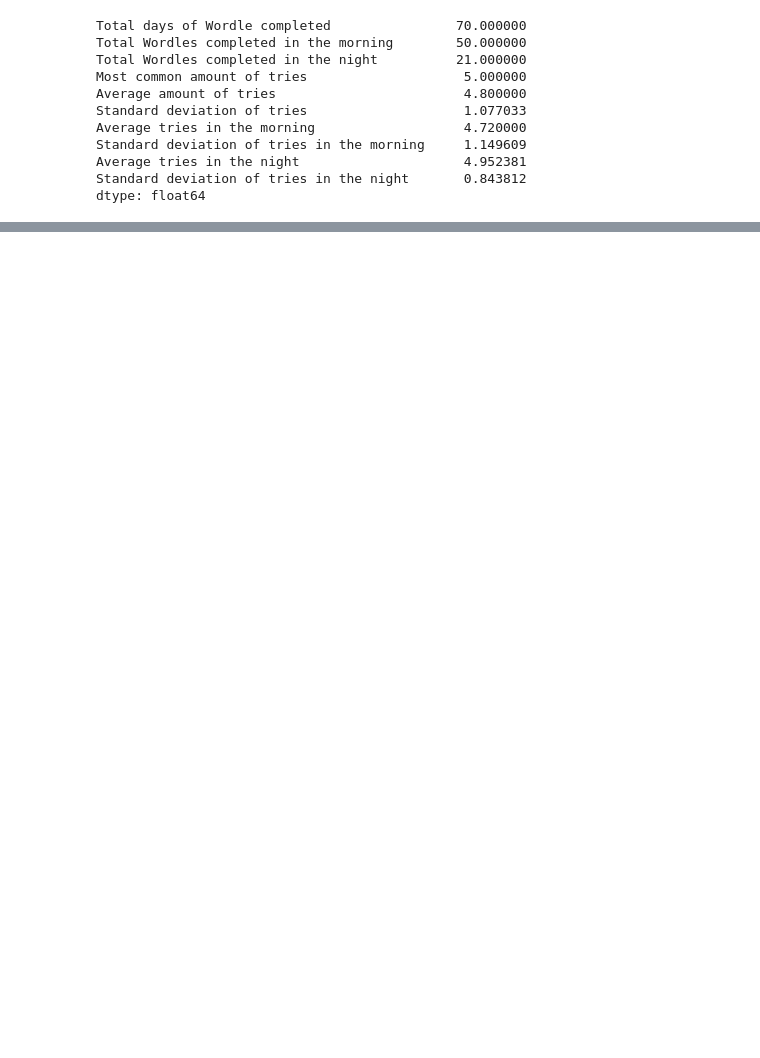
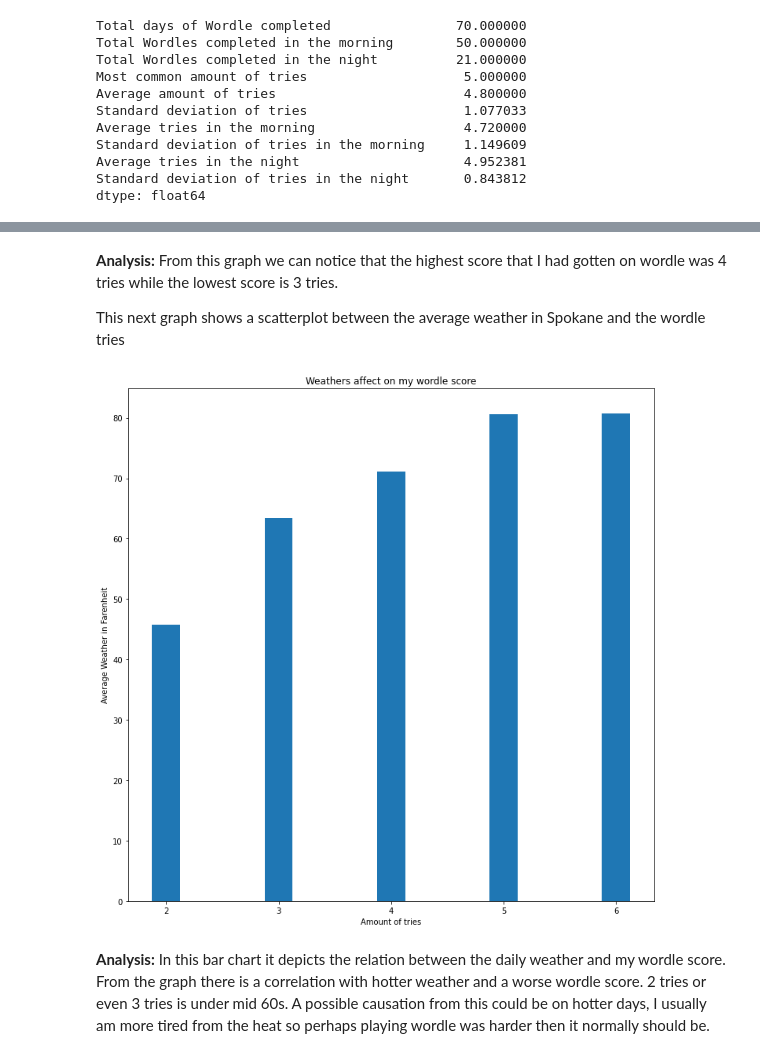
Before and after one commit to Lauren-N/CPSC222-Final-Project, a Jupyter notebook: my_project.ipynb, the cells around one changed output, grey strips where cells are left out. Drawn from its saved outputs; the diff is of its cells as text; code cells hidden in the pictures; blank space fills up the shorter version.

```diff
--- a/my_project.ipynb
+++ b/my_project.ipynb
@@ -88,0 +85,3 @@ dtype: float64
+# %%
+weekday_df = pd.read_csv("days_of_the_week.csv")
+weather_df = pd.read_csv("Spokane_daily_weather.csv")
@@ -88,0 +90,7 @@ dtype: float64
+# %%
+# Joining weekday and wordle dataframes
+weekday_wordle_df = cleaned_df.merge(weekday_df, on="Date", how="outer")
+
+# Joining weather and wordle dataframes
+grouped_by_tavg = weather_df[["Date", "tavg"]]
+weather_wordle_df = cleaned_df.merge(grouped_by_tavg, on="Date",how='outer')
@@ -137,0 +214,13 @@ Accept H0
+# %% [markdown]
+**Analysis:** From this graph we can notice that the highest score that I had gotten on wordle was 4 tries while the lowest score is 3 tries.
+
+This next graph shows a scatterplot between the average weather in Spokane and the wordle tries
+# %%
+y = weather_wordle_df["tavg"]
+x = weather_wordle_df["Tries"]
+
+utils.plot_weather_data(x,y, "Amount of tries", "Average Weather in Farenheit", "Weathers affect on my wordle score")
+# %% [output]
+[figure, added]
+# %% [markdown]
+**Analysis:** In this bar chart it depicts the relation between the daily weather and my wordle score. From the graph there is a correlation with hotter weather and a worse wordle score. 2 tries or even 3 tries is under mid 60s. A possible causation from this could be on hotter days, I usually am more tired from the heat so perhaps playing wordle was harder then it normally should be.
```
Also changed, not shown: parts of 13 cells of this notebook, 4 other files.
